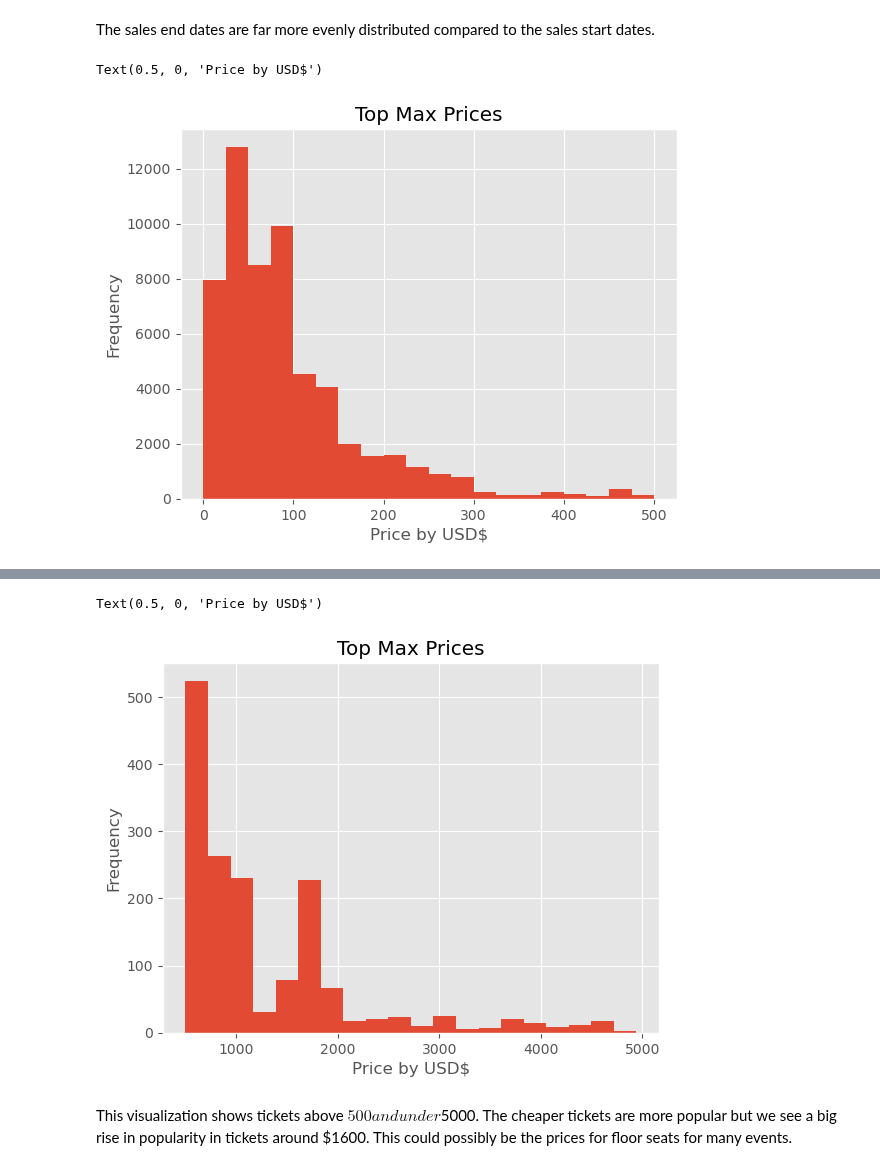
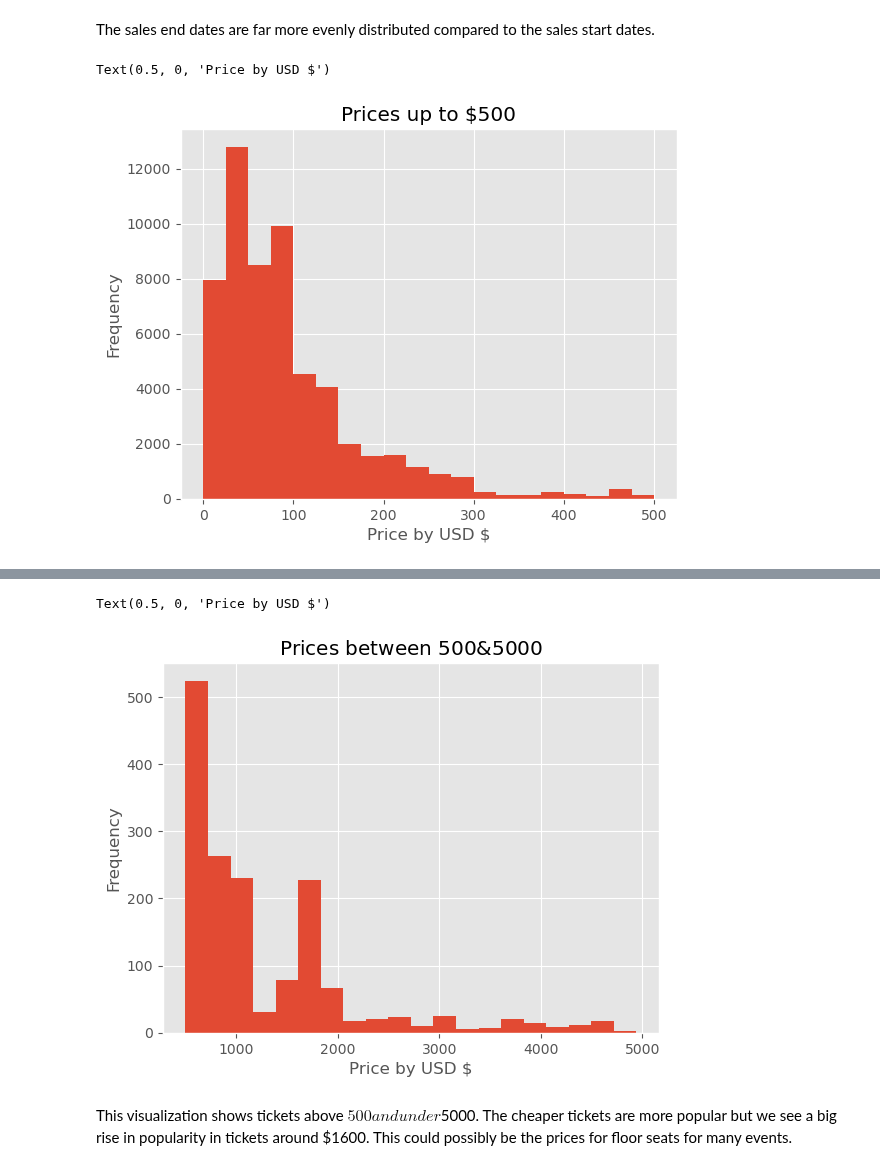
Before and after one commit to dq93/TicketMasterAPI, a Jupyter notebook: notebooks/Daniel_eda.ipynb, the cells around one changed output, grey strips where cells are left out. Cells and saved outputs as stored; diff of their text form; code cells hidden in the pictures.

```diff
--- a/notebooks/Daniel_eda.ipynb
+++ b/notebooks/Daniel_eda.ipynb
@@ -190,20 +187,20 @@ Text(0, 0.5, '# of events')
 The sales end dates are far more evenly distributed compared to the sales start dates.
 # %%
 mins = df[df['MAX_PRICE'] <= 500]
-ax = mins['MAX_PRICE'].plot(kind='hist', bins=20, title='Top Max Prices')
-ax.set_xlabel('Price by USD$')
+ax = mins['MAX_PRICE'].plot(kind='hist', bins=20, title='Prices up to $500')
+ax.set_xlabel('Price by USD $')
 # %% [output]
-Text(0.5, 0, 'Price by USD$')
+Text(0.5, 0, 'Price by USD $')
-[figure, old version]
+[figure, new version]
 # %% [markdown]
 The top most common price for tickets is about $25, followed by $20, and then very surprisingly $0. This could be bad data, but I suspect they are actually free tickets given away by venues in order to inflate attendance numbers for events. I broke up the ticket prices due to extreme outliers. This visualization shows tickets up to $500.
 # %%
 mids = df[(df['MAX_PRICE'] > 500) & (df['MAX_PRICE'] < 5000)]
-ax = mids['MAX_PRICE'].plot(kind='hist', bins=20, title='Top Max Prices')
-ax.set_xlabel('Price by USD$')
+ax = mids['MAX_PRICE'].plot(kind='hist', bins=20, title='Prices between $500  & $5000')
+ax.set_xlabel('Price by USD $')
 # %% [output]
-Text(0.5, 0, 'Price by USD$')
+Text(0.5, 0, 'Price by USD $')
-[figure, old version]
+[figure, new version]
 # %% [markdown]
 This visualization shows tickets above $500 and under $5000. The cheaper tickets are more popular but we see a big rise in popularity in tickets around $1600. This could possibly be the prices for floor seats for many events.
 # %%
```
Also changed, not shown: parts of 6 cells of this notebook.
